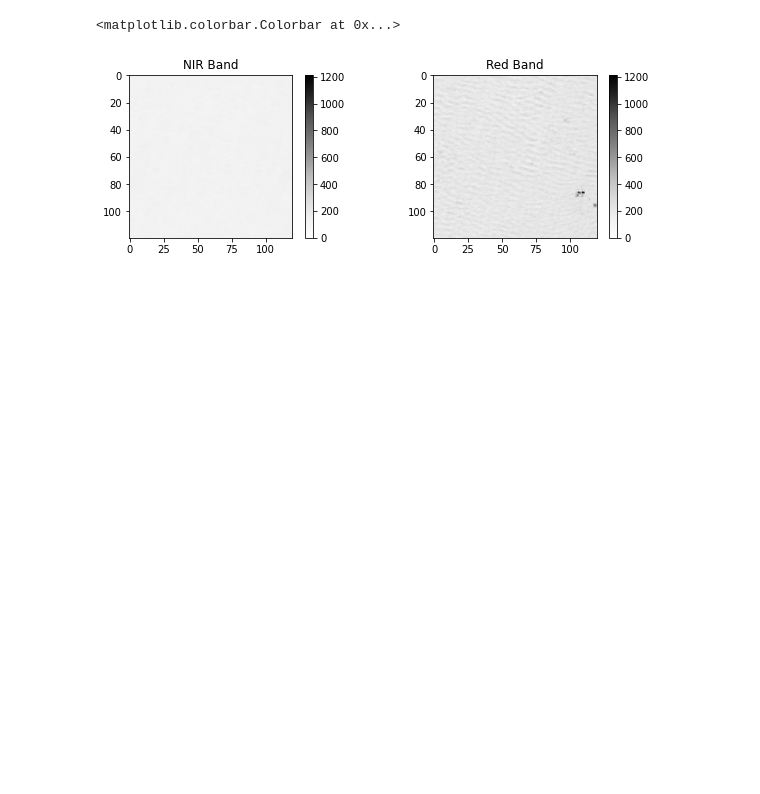
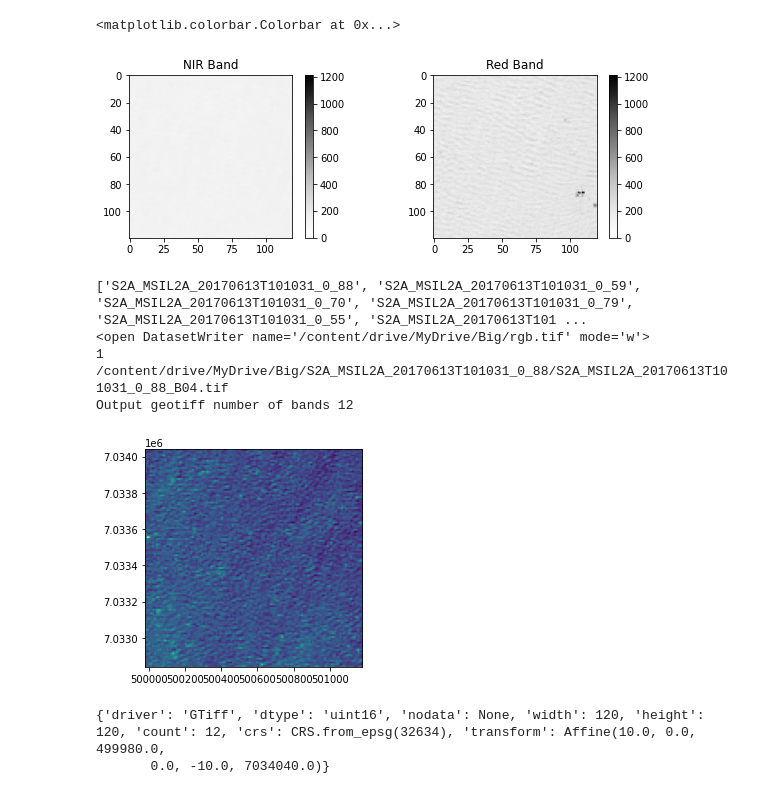
Before and after one commit to BRIJNANDA1979/CNN-Sentinel, a Jupyter notebook: Merge_bands_RGB_NIR_and_SWIR_of_BigEarthNet_using_Rasterio.ipynb, the cells around one changed output. Drawn from its saved outputs; the diff is of its cells as text; code cells hidden in the pictures; blank space fills up the shorter version.

```diff
--- a/Merge_bands_RGB_NIR_and_SWIR_of_BigEarthNet_using_Rasterio.ipynb
+++ b/Merge_bands_RGB_NIR_and_SWIR_of_BigEarthNet_using_Rasterio.ipynb
@@ -450,0 +458,29 @@ fig.colorbar(red, ax=ax2)
+# %%
+# Create RGB geotiff file
+# Read each layer and write it to stack
+path = '/content/drive/MyDrive/Big'
+dirs = os.listdir(path)
+print(dirs)
+index = [2,3,4]
+
+for i in index:
+    search = dirs[0] + '/' + '/*B0' + str(i)+ '*.tif'
+    files_batch = glob.glob(os.path.join(path,search))
+with rasterio.open('/content/drive/MyDrive/Big/rgb.tif', 'w', **meta) as dst:
+    print(dst)
+    for id, layer in enumerate(files_batch, start=1): #list of tuples
+        print(id,layer)
+        with rasterio.open(layer) as src1:
+            dst.write_band(id, src1.read(1)) #read 1 band at a time
+rgb_data = rasterio.open('/content/drive/MyDrive/Big/rgb.tif')
+print('Output geotiff number of bands',rgb_data.count)
+show(rgb_data)
+print(rgb_data.meta)
+# %% [output]
+['S2A_MSIL2A_20170613T101031_0_88', 'S2A_MSIL2A_20170613T101031_0_59', 'S2A_MSIL2A_20170613T101031_0_70', 'S2A_MSIL2A_20170613T101031_0_79', 'S2A_MSIL2A_20170613T101031_0_55', 'S2A_MSIL2A_20170613T101 ...
+<open DatasetWriter name='/content/drive/MyDrive/Big/rgb.tif' mode='w'>
+1 /content/drive/MyDrive/Big/S2A_MSIL2A_20170613T101031_0_88/S2A_MSIL2A_20170613T101031_0_88_B04.tif
+Output geotiff number of bands 12
+[figure, added]
+{'driver': 'GTiff', 'dtype': 'uint16', 'nodata': None, 'width': 120, 'height': 120, 'count': 12, 'crs': CRS.from_epsg(32634), 'transform': Affine(10.0, 0.0, 499980.0,
+       0.0, -10.0, 7034040.0)}
```
Also changed, not shown: parts of 3 cells of this notebook.
